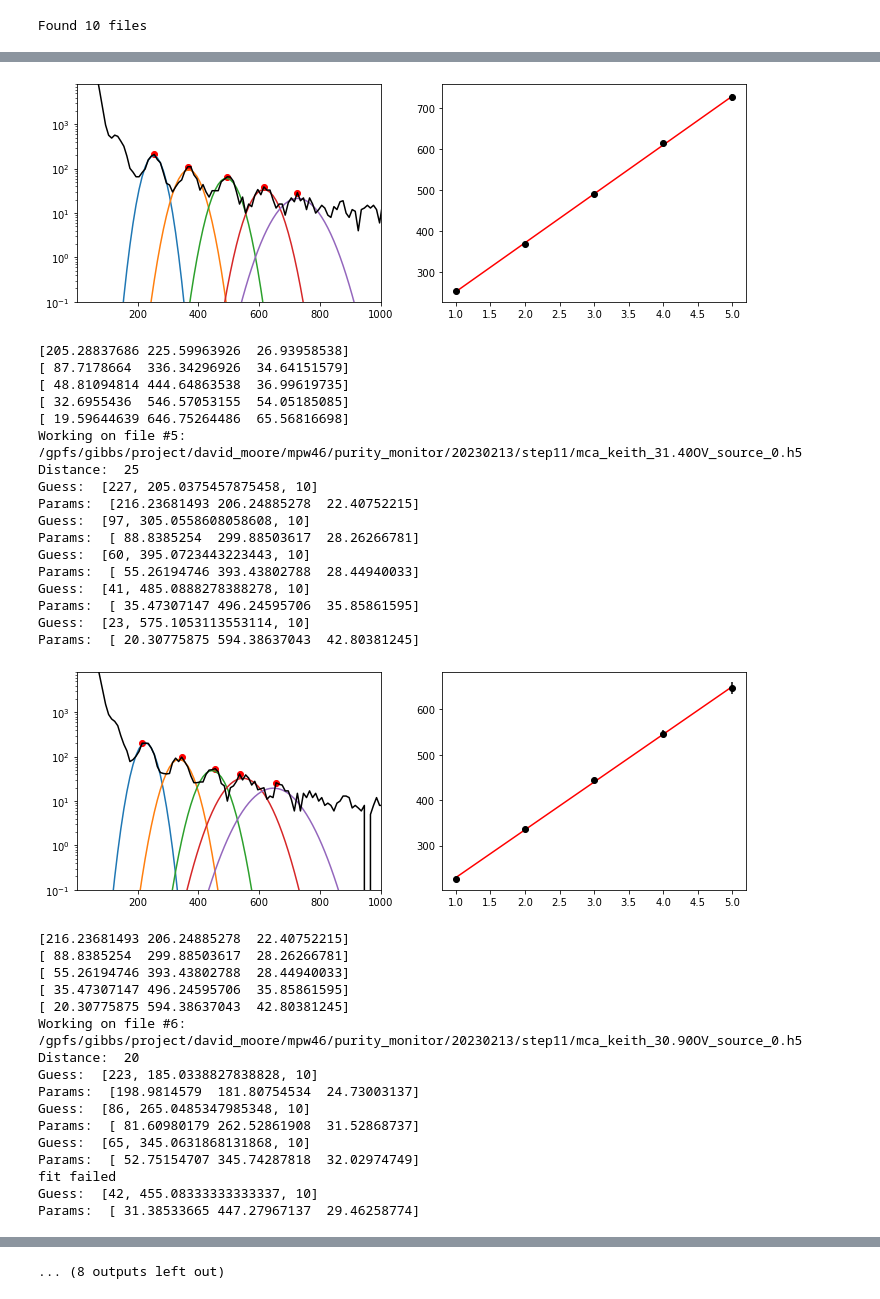
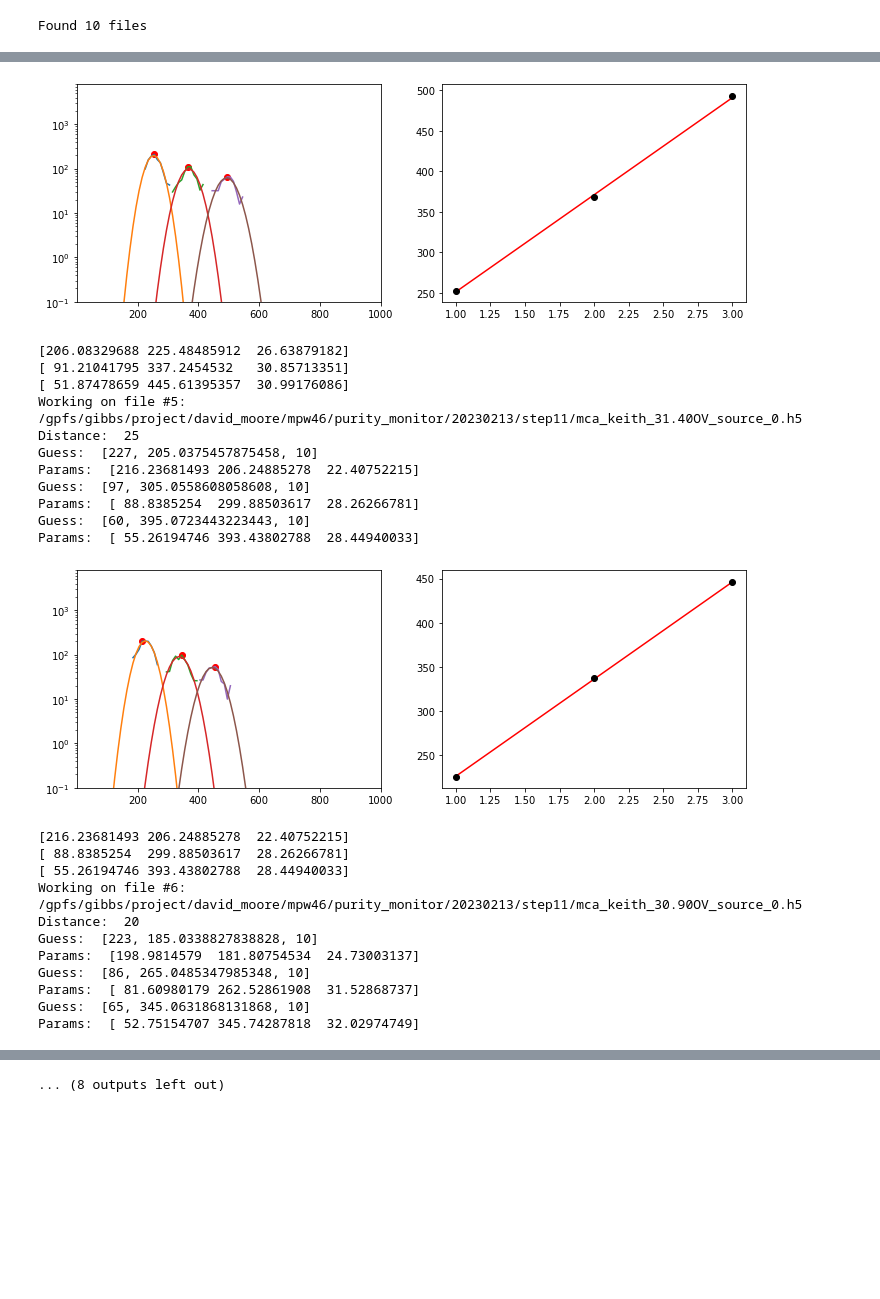
Before and after one commit to Moore-Lab/purity-monitor-analysis, a Jupyter notebook: SiPMAnalysis/Gain_fits.ipynb, the cells around one changed output, grey strips where cells are left out. Saved outputs shown, nothing was run; the diff lists cells and outputs as text; code cells hidden in the pictures; blank space fills up the shorter version.

```diff
--- a/SiPMAnalysis/Gain_fits.ipynb
+++ b/SiPMAnalysis/Gain_fits.ipynb
@@ -399,5 +399,5 @@ Working on file #0: /gpfs/gibbs/project/david_moore/mpw46/purity_monitor/2023021
 # %%
-def find_peaks_and_fit(x_data, y_data, voltage, min_distance=20, max_peaks=5, min_thresh=10, peak_range=500):
+def find_peaks_and_fit(x_data, y_data, voltage, min_distance=20, max_peaks=3, min_thresh=10, peak_range=500):
     # Find the peaks in the spectrum using the find_peaks function from scipy.signal
 
     peaks_index, _ = scipy.signal.find_peaks(y_data, distance=min_distance)
@@ -407,6 +407,7 @@ def find_peaks_and_fit(x_data, y_data, voltage, min_distance=20, max_peaks=5, mi
     peak_params = [] # parameters to plot the gaussian
     peak_number = 1 # corresponds to single photoelectron peak
     peaks = [] # list of where all the peaks are that are used in the fits
+    peak_cuts = []
     for peak in peaks_index:
         if peak_number > max_peaks: # stopping the loop after we have reached the max number of peaks
             break
@@ -429,6 +430,7 @@ def find_peaks_and_fit(x_data, y_data, voltage, min_distance=20, max_peaks=5, mi
             cut = (x_data < (x_data[peak] + peak_range)) & (x_data > (x_data[peak] - peak_range))
         peak_x = x_data[cut] # x values of peak for fitting
         peak_y = y_data[cut] # y values of peak for fitting
+        peak_cuts.append([peak_x, peak_y])
 
 #         plt.yscale('log')
 #         plt.plot(x_data[cut], y_data[cut], alpha=0.5)
@@ -453,7 +455,7 @@ def find_peaks_and_fit(x_data, y_data, voltage, min_distance=20, max_peaks=5, mi
         peak_number += 1 # (goes to n*spe until it reaches max_peak)
 
     plt.show()
-    return np.array(peak_params), np.array(gain_info), np.array(peaks)
+    return np.array(peak_params), np.array(gain_info), np.array(peaks), peak_cuts
 # %%
 #path = r"C:/Data/20220630/LXe_Full_E_field_-2kV_source_reposition_Gain_source_removed/"
 path_9 = '/gpfs/gibbs/project/david_moore/mpw46/purity_monitor/20230213/step9/'
@@ -716,12 +700,12 @@ for i,(file, dist) in enumerate(zip(file_list_11, source_distances)):
     if file_wavelength == 405.:
         peak_range = 150 # picking a smaller range of values to fit the 405 data
     elif file_volts < 31.5 and file_volts >=30.5:
-        peak_range = 50 # picking a smaller range of values to fit over for the lower OV files
+        peak_range = 45 # picking a smaller range of values to fit over for the lower OV files
     elif file_volts < 30.5:
         print('low voltage range')
-        peak_range = 30
+        peak_range = 25
     else:
-        peak_range = 65
+        peak_range = 55
 
     f = h5py.File(file, 'r')
     ch2 = f.get('ch2')
@@ -735,21 +719,24 @@ for i,(file, dist) in enumerate(zip(file_list_11, source_distances)):
         peak_info, pe_locs, peaks = find_peaks_and_fit(b, c, file_volts, min_distance=dist*25/100, min_thresh=5, peak_range=peak_range)
 
     else:
-        peak_info, pe_locs, peaks = find_peaks_and_fit(b, c, file_volts, min_distance=dist*25/100, min_thresh=17, peak_range=peak_range)
+        peak_info, pe_locs, peaks, data_for_fits = find_peaks_and_fit(b, c, file_volts, min_distance=dist*25/100, min_thresh=17, peak_range=peak_range)
 
     plt.figure(figsize=(12,4))
     plt.subplot(1,2,1)
     plt.plot(peaks[:,0], peaks[:,1], 'o', color='r')
 
-    for fit_params in peak_info:
+    for fit_params, data_peaks in zip(peak_info, data_for_fits):
         print(fit_params)
+        plt.plot(data_peaks[0], data_peaks[1])
         plt.plot(b, gauss_fun(b, *fit_params))
 
 #     plt.scatter(b, c, marker='.')
 #     plt.plot(b, c, 'k')
 #     plt.ylim(0.1, 350)
-    plt.semilogy(b, c, 'k')
+#     plt.semilogy(b, c, 'k')
+
     plt.ylim(0.1, 8000)
+    plt.yscale('log')
 #     plt.ylim(0.1, np.max(mca_hist)*2)
     plt.xlim(0.1, 1000)
 
@@ -845,27 +816,19 @@ Params:  [ 19.59644639 646.75264486  65.56816698]
-[figure, old version]
+[figure, new version]
-[205.28837686 225.59963926  26.93958538]
-[ 87.7178664  336.34296926  34.64151579]
-[ 48.81094814 444.64863538  36.99619735]
-[ 32.6955436  546.57053155  54.05185085]
-[ 19.59644639 646.75264486  65.56816698]
+[206.08329688 225.48485912  26.63879182]
+[ 91.21041795 337.2454532   30.85713351]
+[ 51.87478659 445.61395357  30.99176086]
 Working on file #5: /gpfs/gibbs/project/david_moore/mpw46/purity_monitor/20230213/step11/mca_keith_31.40OV_source_0.h5
 Distance:  25
 Guess:  [227, 205.0375457875458, 10]
 Params:  [216.23681493 206.24885278  22.40752215]
 Guess:  [97, 305.0558608058608, 10]
 Params:  [ 88.8385254  299.88503617  28.26266781]
 Guess:  [60, 395.0723443223443, 10]
 Params:  [ 55.26194746 393.43802788  28.44940033]
-Guess:  [41, 485.0888278388278, 10]
-Params:  [ 35.47307147 496.24595706  35.85861595]
-Guess:  [23, 575.1053113553114, 10]
-Params:  [ 20.30775875 594.38637043  42.80381245]
-[figure, old version]
+[figure, new version]
 [216.23681493 206.24885278  22.40752215]
 [ 88.8385254  299.88503617  28.26266781]
 [ 55.26194746 393.43802788  28.44940033]
-[ 35.47307147 496.24595706  35.85861595]
-[ 20.30775875 594.38637043  42.80381245]
 Working on file #6: /gpfs/gibbs/project/david_moore/mpw46/purity_monitor/20230213/step11/mca_keith_30.90OV_source_0.h5
 Distance:  20
 Guess:  [223, 185.0338827838828, 10]
@@ -874,6 +837,3 @@ Guess:  [86, 265.0485347985348, 10]
 Params:  [ 81.60980179 262.52861908  31.52868737]
 Guess:  [65, 345.0631868131868, 10]
 Params:  [ 52.75154707 345.74287818  32.02974749]
-fit failed
-Guess:  [42, 455.08333333333337, 10]
-Params:  [ 31.38533665 447.27967137  29.46258774]
```
Also changed, not shown: parts of 17 cells of this notebook.
